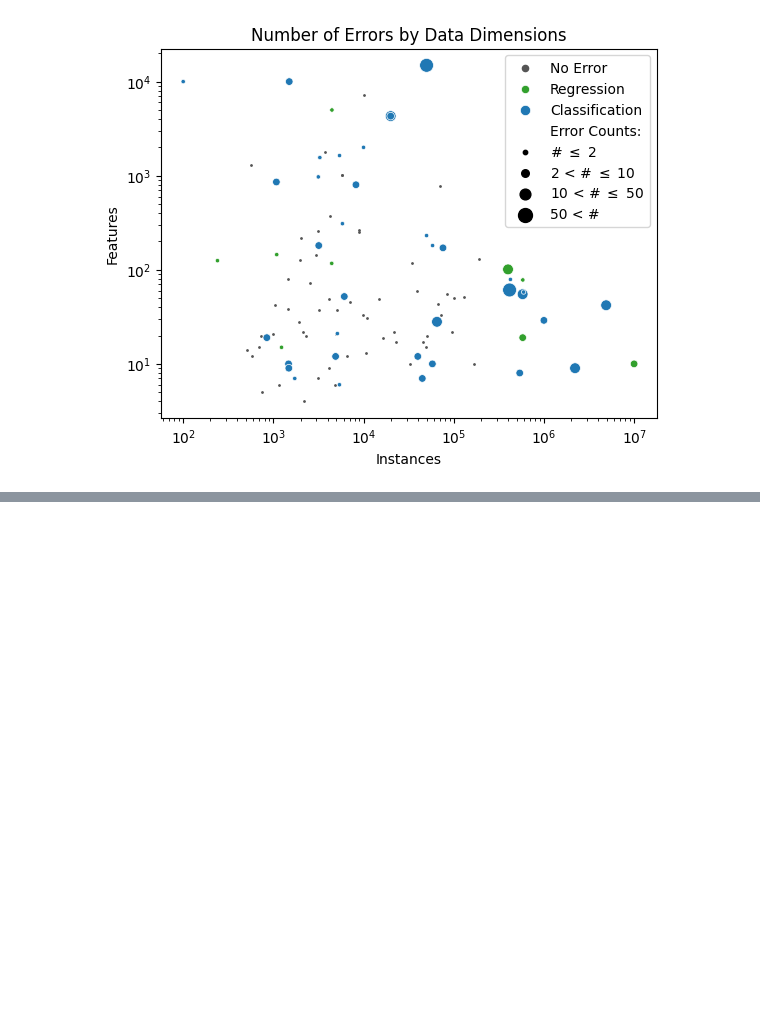
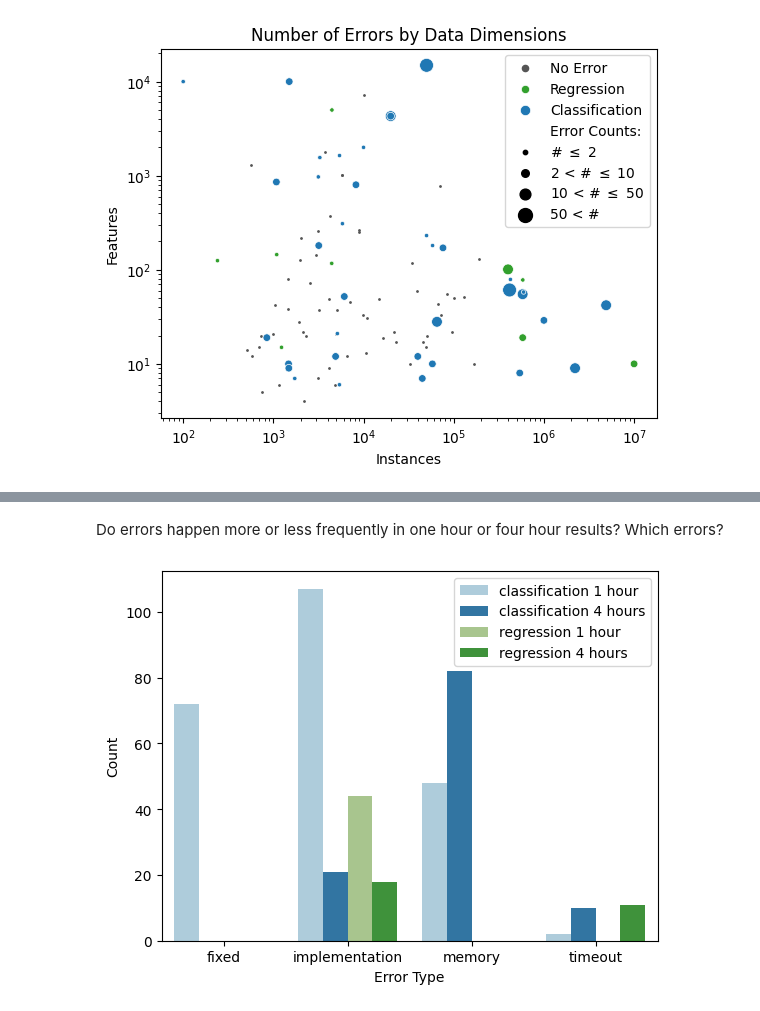
Before and after one commit to PGijsbers/amlb-results, a Jupyter notebook: notebooks/error_visualization.ipynb, the cells around one changed output, grey strips where cells are left out. Cells and saved outputs as stored; diff of their text form; code cells hidden in the pictures; blank space fills up the shorter version.

Commit message:
Add code to generate the error by constraint picture

```diff
--- a/notebooks/error_visualization.ipynb
+++ b/notebooks/error_visualization.ipynb
@@ -29,7 +29,7 @@ results = results[results["framework"] != "NaiveAutoML"]
 # %% [markdown]
 ## Categorizing Errors
 # %%
-with_errors = results[~results["info"].isna()][["framework", "task", "fold", "constraint", "info"]]
+with_errors = results[~results["info"].isna()][["framework", "task", "fold", "constraint", "info", "metric"]]
 # %%
 TIMEOUT_PATTERN = re.compile("Interrupting thread MainThread \[ident=\d+\] after \d+s timeout.")
 def is_timeout(message: str) -> bool:
@@ -254,0 +259,41 @@ with PdfPages(FIGURE_DIRECTORY / f"errors-by-data-1h8c_gp3.pdf") as f:
+# %%
+errors_on_recent = with_errors[~with_errors.apply(lambda r: is_old(r["framework"], "4h8c_gp3", r["metric"]), axis=1)].copy()
+# %% [markdown]
+
+
+Do errors happen more or less frequently in one hour or four hour results? Which errors?
+# %%
+fig, ax = plt.subplots()
+
+suite = {"neg_rmse": "regression", "auc": "classification", "neg_logloss": "classification"}
+
+errors_on_recent["constraint-formatted"] = errors_on_recent["constraint"].apply(lambda s: "1 hour" if s == "1h8c_gp3" else "4 hours")
+errors_on_recent["suite-and-constraint"] = errors_on_recent.apply(lambda r: suite[r["metric"]] + " " + r["constraint-formatted"] , axis=1)
+errors_by_type_and_constraint = errors_on_recent.groupby(["suite-and-constraint", "error_type"], as_index=False).count()
+
+errors_by_type_and_constraint = errors_by_type_and_constraint.rename(columns={"error_type": "Error Type", "constraint": "Time constraint", "info": "Count"})
+errors_by_type_and_constraint = errors_by_type_and_constraint.drop(columns="metric")
+
+hues = {
+    "classification 1 hour": "#a6cee3",
+    "classification 4 hours": "#2078b4",
+    "regression 1 hour": "#A7CE85",
+    "regression 4 hours":"#32a02d",
+}
+
+sns.barplot(
+    errors_by_type_and_constraint,
+    x="Error Type",
+    y="Count",
+    hue="suite-and-constraint",
+    hue_order=hues.keys(),
+    palette=hues,
+)
+
+handles, labels = ax.get_legend_handles_labels()
+ax.legend(handles=handles, labels=labels)
+
+with PdfPages(FIGURE_DIRECTORY / f"errors-by-constraint.pdf") as f:
+    f.savefig(fig, bbox_inches="tight")
+# %% [output]
+[figure, added]
```
Also changed, not shown: parts of 8 cells of this notebook, 1 other file.
